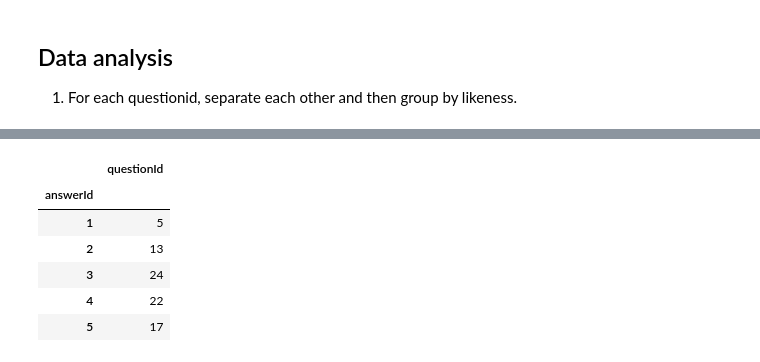
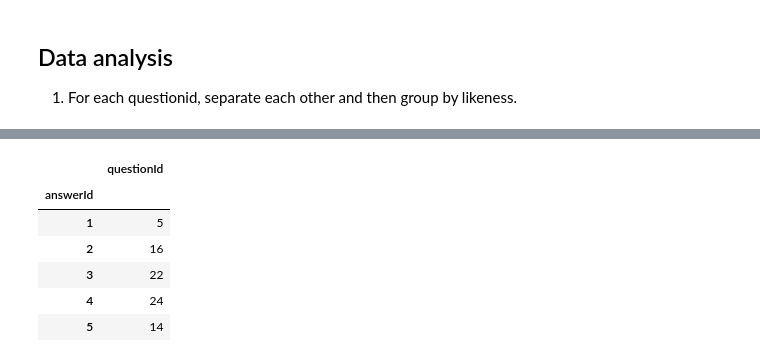
Before and after one commit to aimanhaziqmy/mycardiacrehab, a Jupyter notebook: myCardiacRehab_survey.ipynb, the cells around one changed output, grey strips where cells are left out. Saved outputs shown, nothing was run; the diff lists cells and outputs as text; code cells hidden in the pictures.

```diff
--- a/myCardiacRehab_survey.ipynb
+++ b/myCardiacRehab_survey.ipynb
@@ -41,3 +69,13 @@ q1 = data[data['questionId'] == 1].groupby('answerId').sum()
 # %%
-q2 = data[data['questionId'] == 2].groupby('answerId').sum()
+q2 = data[data['questionId'] == 2].loc[:,["answerId","questionId"]].groupby('answerId').count()
+# %%
+q2
+# %% [output]
+|  | questionId |
+| answerId |  |
+| 1 | 5 |
+| 2 | 16 |
+| 3 | 22 |
+| 4 | 24 |
+| 5 | 14 |
 # %%
@@ -45,10 +82,0 @@ q3 = data[data['questionId'] == 3].groupby('answerId').sum()
-# %%
-q1.head(30)
-# %% [output]
-|  | questionId |
-| answerId |  |
-| 1 | 5 |
-| 2 | 13 |
-| 3 | 24 |
-| 4 | 22 |
-| 5 | 17 |
```
Also changed, not shown: parts of 11 cells of this notebook.
